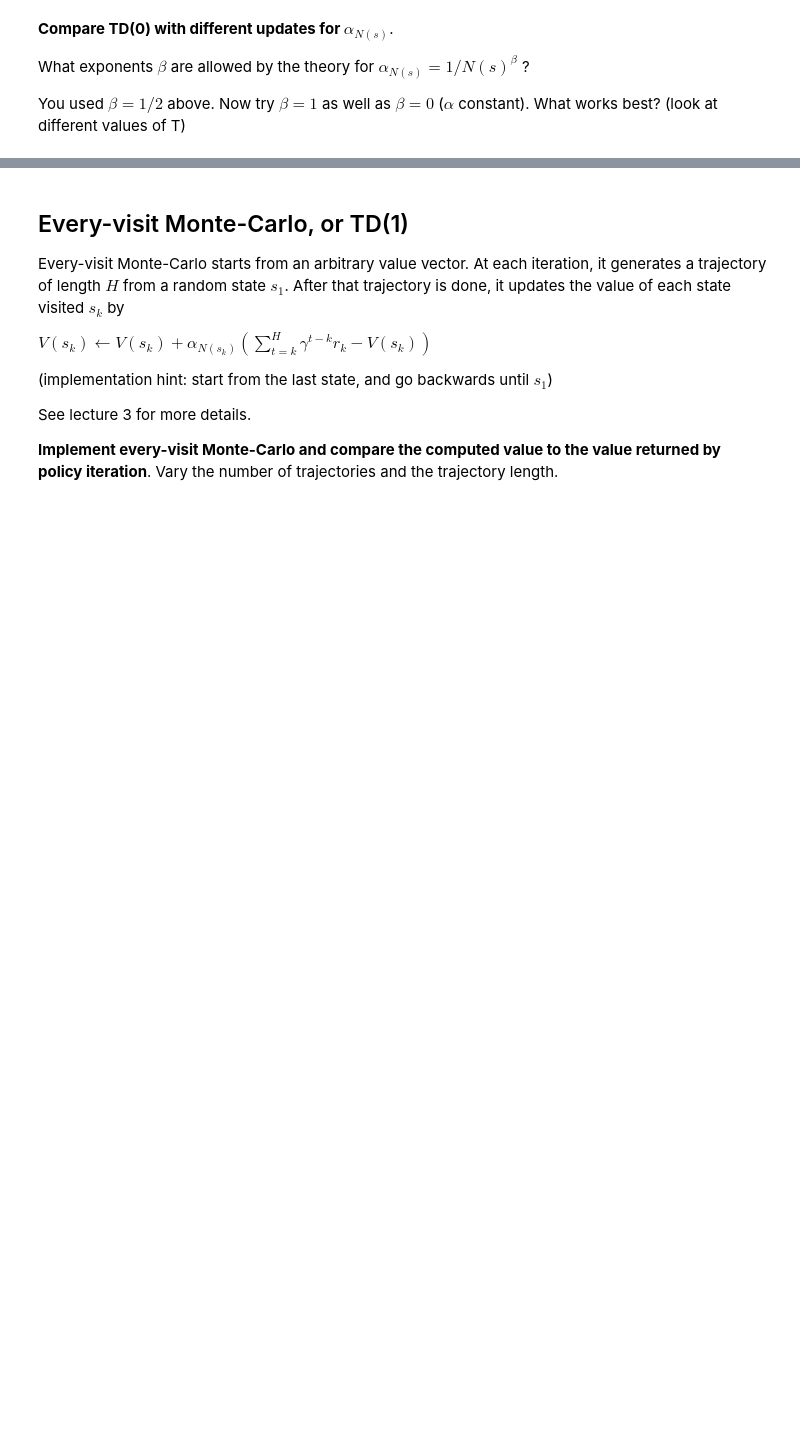
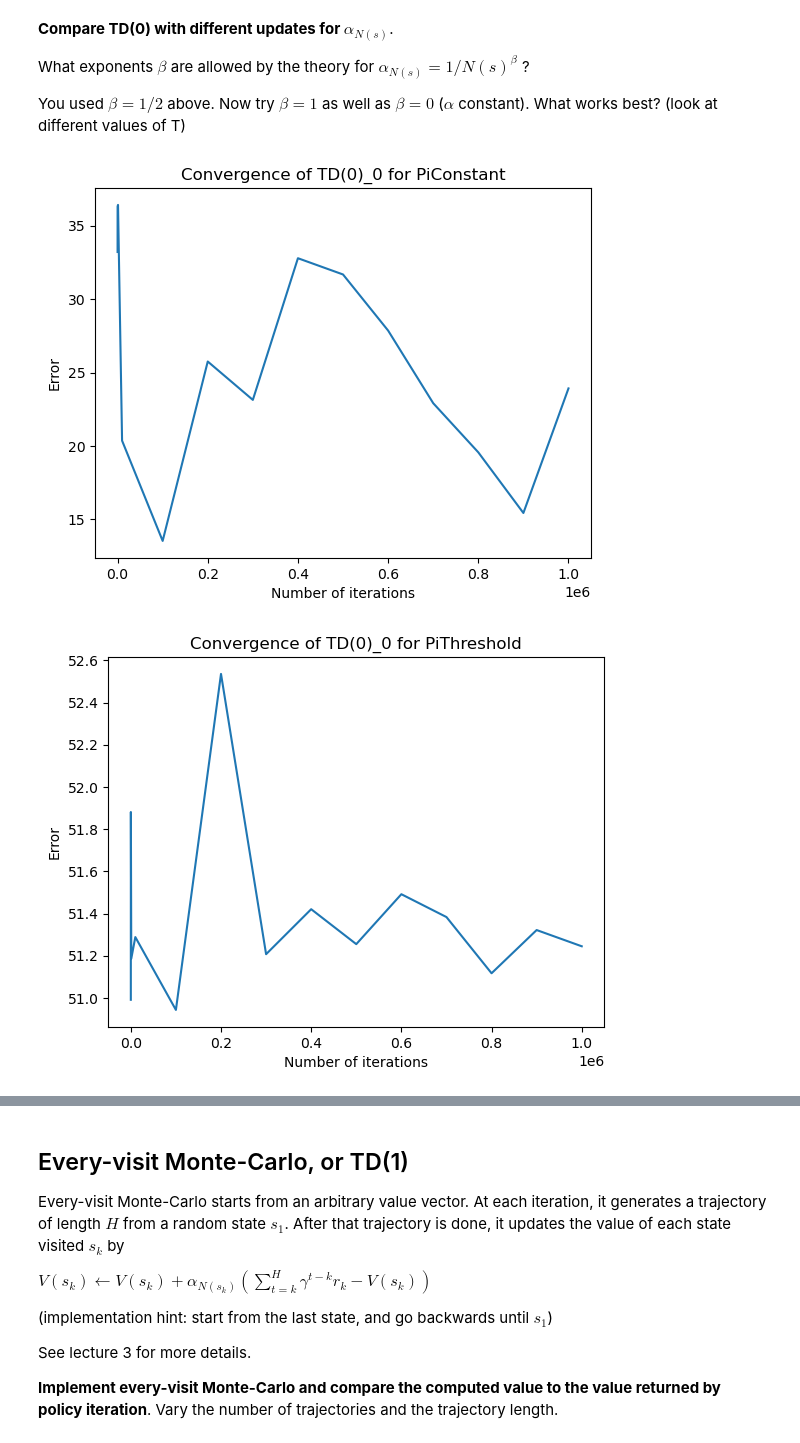
Before and after one commit to benech17/Reinforcement-Learning-SDIA, a Jupyter notebook: TP2/TD0_QLearning.ipynb, the cells around one changed output, grey strips where cells are left out. Drawn from its saved outputs; the diff is of its cells as text; code cells hidden in the pictures; blank space fills up the shorter version.

```diff
--- a/TP2/TD0_QLearning.ipynb
+++ b/TP2/TD0_QLearning.ipynb
@@ -401,10 +410,12 @@ for k in test_list:
     diff.append(np.linalg.norm(v-v_mi,ord=np.inf))
 
 
-fig = go.Figure(data=go.Scatter(x=test_list, y=diff))
-fig.update_layout(title="Convergence of TD(0)_0 for PiConstant",xaxis_title="Number of iterations",yaxis_title="Error")
+plt.plot(test_list,diff)
+plt.xlabel("Number of iterations")
+plt.ylabel("Error")
+plt.title("Convergence of TD(0)_0 for PiConstant")
 
-fig.show()
+plt.show()
 diff2=[]
 
 v_mi=EvaluatePolicy(PiThreshold)
@@ -412,10 +423,12 @@ for k in test_list:
     v=TD0_0(PiThreshold,k)
     diff2.append(np.linalg.norm(v-v_mi,ord=np.inf))
 
-fig = go.Figure(data=go.Scatter(x=test_list, y=diff2))
-fig.update_layout(title="Convergence of TD(0)_0 for PiThreshold",xaxis_title="Number of iterations",yaxis_title="Error")
+plt.plot(test_list,diff2)
+plt.xlabel("Number of iterations")
+plt.ylabel("Error")
+plt.title("Convergence of TD(0)_0 for PiThreshold")
 
-fig.show()
+plt.show()
 diff3=[]
 
 v_mi=EvaluatePolicy(PiUniform)
@@ -425,43 +438,54 @@ for k in test_list:
 
 
 
-fig = go.Figure(data=go.Scatter(x=test_list, y=diff3))
-fig.update_layout(title="Convergence of TD(0)_0 for PiUniform",xaxis_title="Number of iterations",yaxis_title="Error")
+plt.plot(test_list,diff3)
+plt.xlabel("Number of iterations")
+plt.ylabel("Error")
+plt.title("Convergence of TD(0)_0 for PiUniform")
 
-fig.show()
+plt.show()
 
 v_mi=EvaluatePolicy(PiConstant)
 diff=[]
 for k in test_list:
     v=TD0_1(PiConstant,k)
     diff.append(np.linalg.norm(v-v_mi,ord=np.inf))
 
 
-fig = go.Figure(data=go.Scatter(x=test_list, y=diff))
-fig.update_layout(title="Convergence of TD(0)_1 for PiConstant",xaxis_title="Number of iterations",yaxis_title="Error")
+plt.plot(test_list,diff)
+plt.xlabel("Number of iterations")
+plt.ylabel("Error")
+plt.title("Convergence of TD(0)_1 for PiConstant")
 
-fig.show()
+plt.show()
 diff2=[]
 
 v_mi=EvaluatePolicy(PiThreshold)
 for k in test_list:
     v=TD0_1(PiThreshold,k)
     diff2.append(np.linalg.norm(v-v_mi,ord=np.inf))
 
-fig = go.Figure(data=go.Scatter(x=test_list, y=diff2))
-fig.update_layout(title="Convergence of TD(0)_1 for PiThreshold",xaxis_title="Number of iterations",yaxis_title="Error")
+plt.plot(test_list,diff2)
+plt.xlabel("Number of iterations")
+plt.ylabel("Error")
+plt.title("Convergence of TD(0)_1 for PiThreshold")
 
-fig.show()
+plt.show()
 diff3=[]
 
 v_mi=EvaluatePolicy(PiUniform)
 for k in test_list:
     v=TD0_1(PiUniform,k)
     diff3.append(np.linalg.norm(v-v_mi,ord=np.inf))
 
 
 
-fig = go.Figure(data=go.Scatter(x=test_list, y=diff3))
-fig.update_layout(title="Convergence of TD(0)_1 for PiUniform",xaxis_title="Number of iterations",yaxis_title="Error")
+plt.plot(test_list,diff3)
+plt.xlabel("Number of iterations")
+plt.ylabel("Error")
+plt.title("Convergence of TD(0)_1 for PiUniform")
 
-fig.show()
+plt.show()
+# %% [output]
+[figure, added]
+[figure, added]
```
Also changed, not shown: parts of 10 cells of this notebook.
